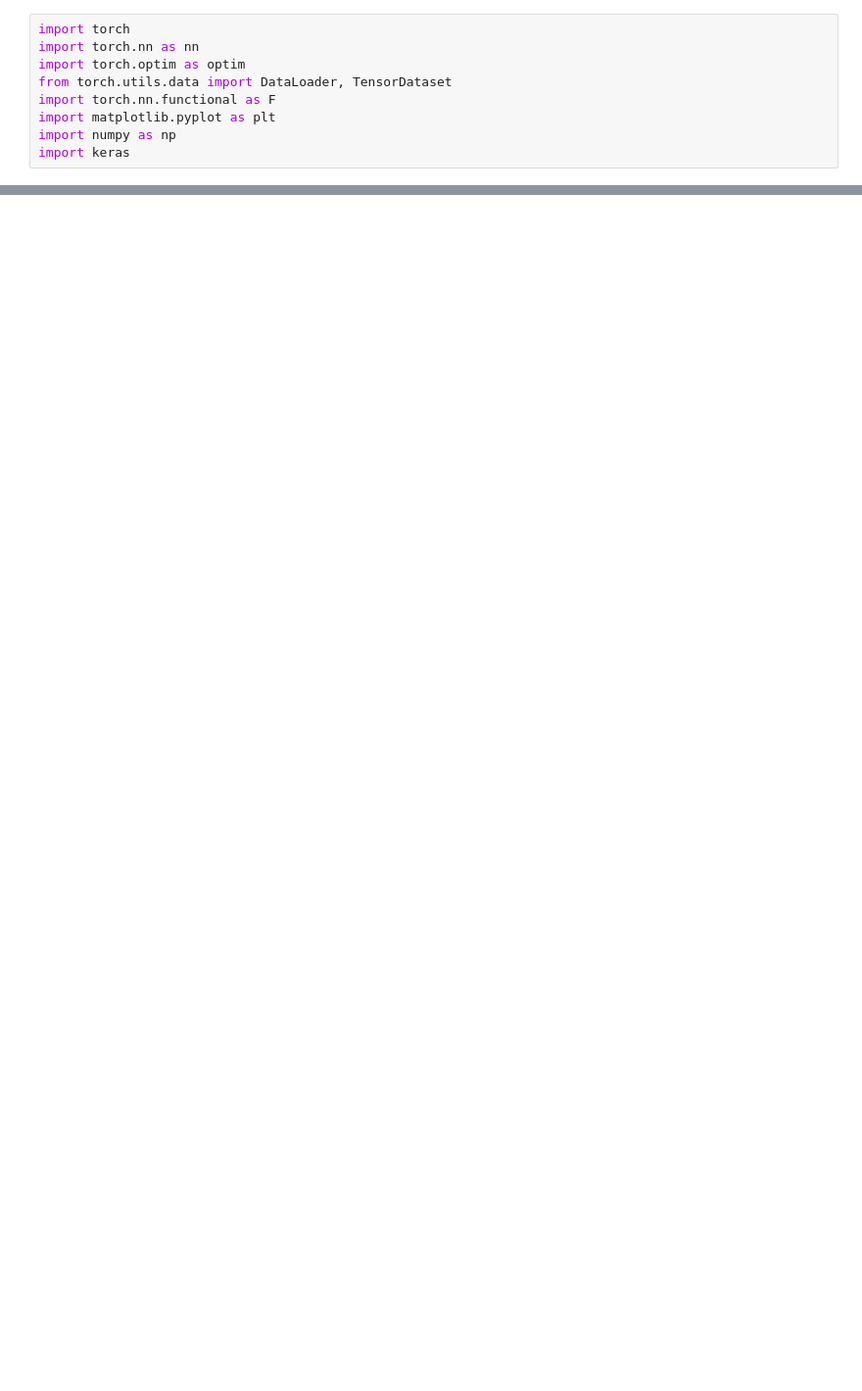
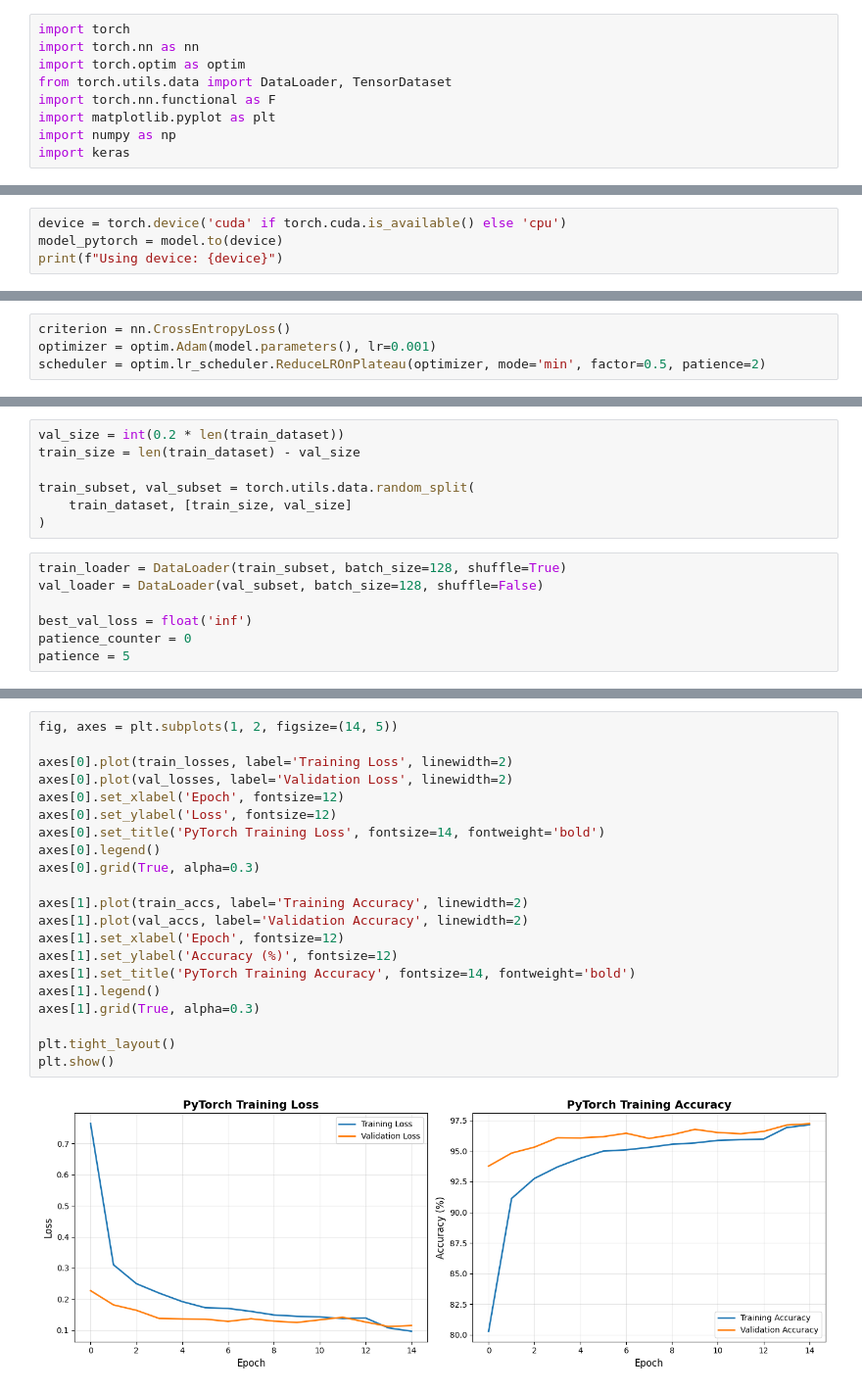
Before and after one commit to mdmohsin212/interview-prep, a Jupyter notebook: Deep Learning/Framework/Advance/Pytorch/pytorch_project.ipynb, the cells around one changed output, grey strips where cells are left out. Shown at 98% size. Saved outputs shown, nothing was run; the diff lists cells and outputs as text; blank space fills up the shorter version.

Commit message:
Pytorch full project

```diff
--- a/Deep Learning/Framework/Advance/Pytorch/pytorch_project.ipynb
+++ b/Deep Learning/Framework/Advance/Pytorch/pytorch_project.ipynb
@@ -25,0 +102,4 @@ Test set: (10000, 28, 28), Labels: (10000,)
+# %%
+device = torch.device('cuda' if torch.cuda.is_available() else 'cpu')
+model_pytorch = model.to(device)
+print(f"Using device: {device}")
@@ -25,0 +110,4 @@ Test set: (10000, 28, 28), Labels: (10000,)
+# %%
+criterion = nn.CrossEntropyLoss()
+optimizer = optim.Adam(model.parameters(), lr=0.001)
+scheduler = optim.lr_scheduler.ReduceLROnPlateau(optimizer, mode='min', factor=0.5, patience=2)
@@ -25,0 +116,14 @@ Test set: (10000, 28, 28), Labels: (10000,)
+# %%
+val_size = int(0.2 * len(train_dataset))
+train_size = len(train_dataset) - val_size
+
+train_subset, val_subset = torch.utils.data.random_split(
+    train_dataset, [train_size, val_size]
+)
+# %%
+train_loader = DataLoader(train_subset, batch_size=128, shuffle=True)
+val_loader = DataLoader(val_subset, batch_size=128, shuffle=False)
+
+best_val_loss = float('inf')
+patience_counter = 0
+patience = 5
@@ -25,0 +273,23 @@ Test set: (10000, 28, 28), Labels: (10000,)
+# %%
+fig, axes = plt.subplots(1, 2, figsize=(14, 5))
+
+axes[0].plot(train_losses, label='Training Loss', linewidth=2)
+axes[0].plot(val_losses, label='Validation Loss', linewidth=2)
+axes[0].set_xlabel('Epoch', fontsize=12)
+axes[0].set_ylabel('Loss', fontsize=12)
+axes[0].set_title('PyTorch Training Loss', fontsize=14, fontweight='bold')
+axes[0].legend()
+axes[0].grid(True, alpha=0.3)
+
+axes[1].plot(train_accs, label='Training Accuracy', linewidth=2)
+axes[1].plot(val_accs, label='Validation Accuracy', linewidth=2)
+axes[1].set_xlabel('Epoch', fontsize=12)
+axes[1].set_ylabel('Accuracy (%)', fontsize=12)
+axes[1].set_title('PyTorch Training Accuracy', fontsize=14, fontweight='bold')
+axes[1].legend()
+axes[1].grid(True, alpha=0.3)
+
+plt.tight_layout()
+plt.show()
+# %% [output]
+[figure, added]
```
Also changed, not shown: parts of 21 cells of this notebook.
